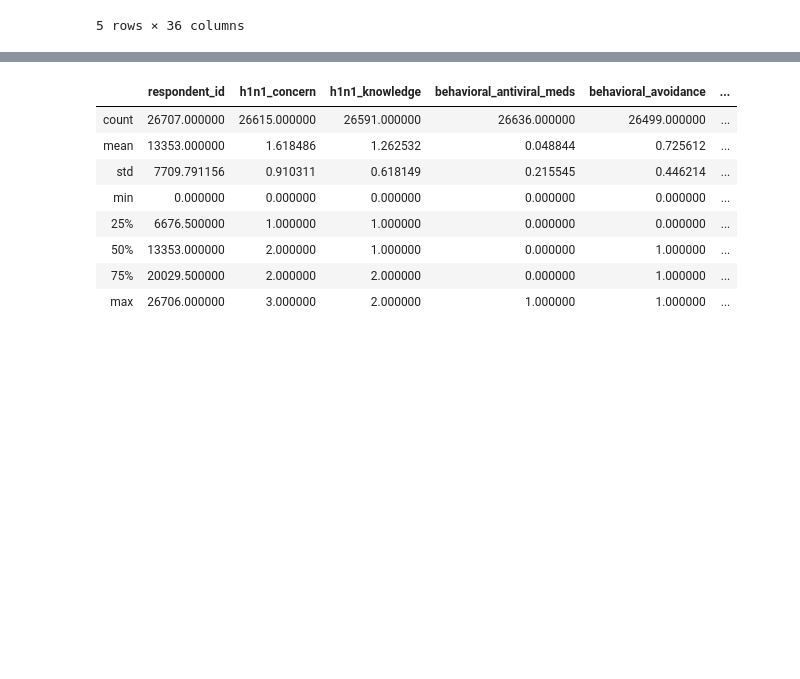
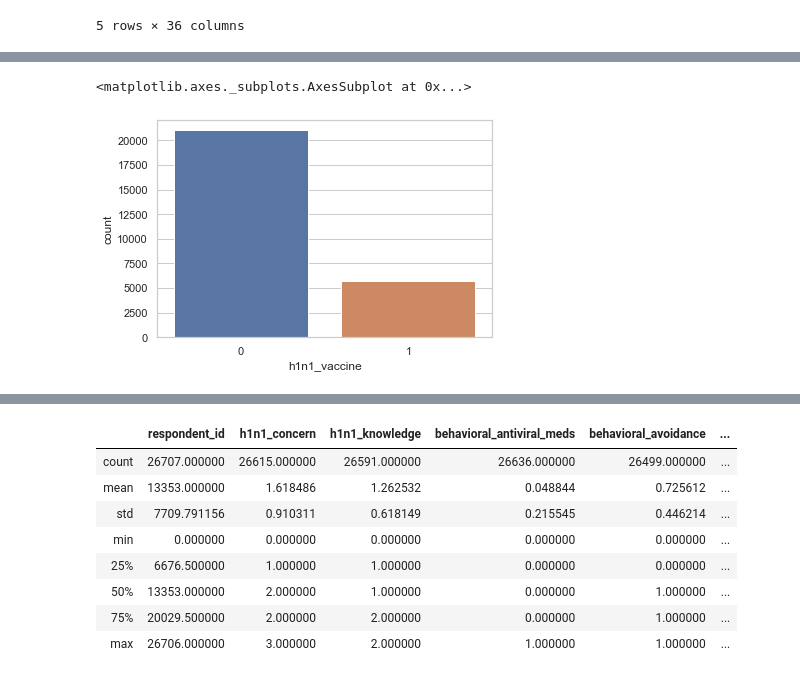
Before and after one commit to arifcanaksoy/MachineLearning_H1N1, a Jupyter notebook: playground_h1n1.ipynb, the cells around one changed output, grey strips where cells are left out. Cells and saved outputs as stored; diff of their text form; code cells hidden in the pictures; blank space fills up the shorter version.

```diff
--- a/playground_h1n1.ipynb
+++ b/playground_h1n1.ipynb
@@ -23,0 +72,5 @@ train_features.head(5)
+# %%
+sns.countplot(x='h1n1_vaccine', data=train_labels)
+# %% [output]
+<matplotlib.axes._subplots.AxesSubplot at 0x...>
+[figure, added]
```
Also changed, not shown: parts of 50 cells of this notebook.
